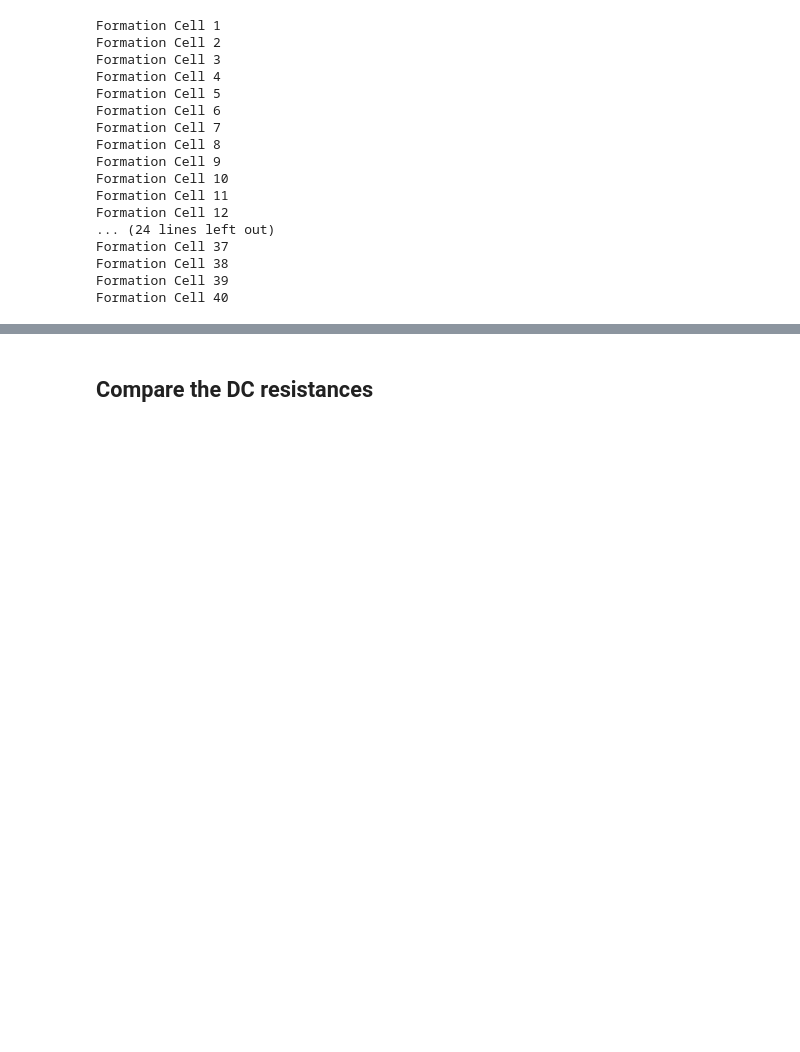
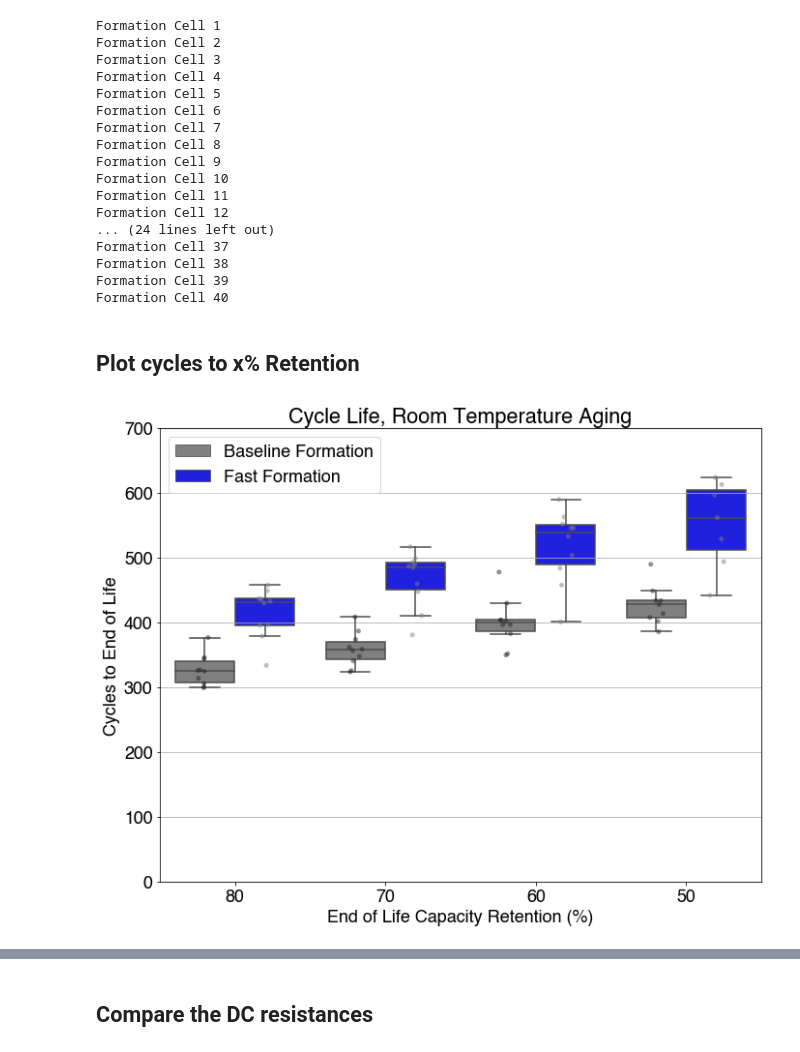
Before and after one commit to wengandrew/fast-formation, a Jupyter notebook: process_all_data.ipynb, the cells around one changed output, grey strips where cells are left out. Saved outputs shown, nothing was run; the diff lists cells and outputs as text; code cells hidden in the pictures; blank space fills up the shorter version.

```diff
--- a/process_all_data.ipynb
+++ b/process_all_data.ipynb
@@ -59,3 +59,57 @@ Formation Cell 37
 Formation Cell 38
 Formation Cell 39
 Formation Cell 40
+# %% [markdown]
+## Plot cycles to x% Retention
+# %%
+# Get the data
+results_list = []
+
+for cell in formation_cells:
+
+    if cell.is_room_temp():
+
+        stats_dict = cell.get_aging_test_summary_statistics()
+
+        for retention in np.array([50, 60, 70, 80]):
+
+            curr_dict = dict()
+            curr_dict['cellid'] = cell.cellid
+            curr_dict['formation_type'] = 'Baseline Formation' if cell.is_baseline_formation() else 'Fast Formation'
+            curr_dict['retention'] = retention
+            curr_dict['cycles'] = stats_dict[f'cycles_to_{retention}_pct']
+
+            results_list.append(curr_dict)
+
+df = pd.DataFrame(results_list)
+
+
+# Make the box plot
+bp = sns.boxplot(y='cycles', x='retention',
+                 data=df,
+                 palette=['grey', 'b'],
+                 hue='formation_type',
+                 order=[80, 70, 60, 50],
+                 showfliers=False
+                )
+
+bp = sns.stripplot(y='cycles', x='retention',
+                   data=df,
+                   jitter=True,
+                   dodge=True,
+                   marker='o',
+                   alpha=0.5,
+                   order=[80, 70, 60, 50],
+                   hue='formation_type',
+                   color='grey')
+
+bp.set(xlabel='End of Life Capacity Retention (%)',
+       ylabel='Cycles to End of Life',
+       ylim=(0, 700),
+       title='Cycle Life, Room Temperature Aging')
+
+
+handles, labels = bp.get_legend_handles_labels()
+l = plt.legend(handles[0:2], labels[0:2])
+# %% [output]
+[figure, added]
```
Also changed, not shown: parts of 3 cells of this notebook, 1 other file.
